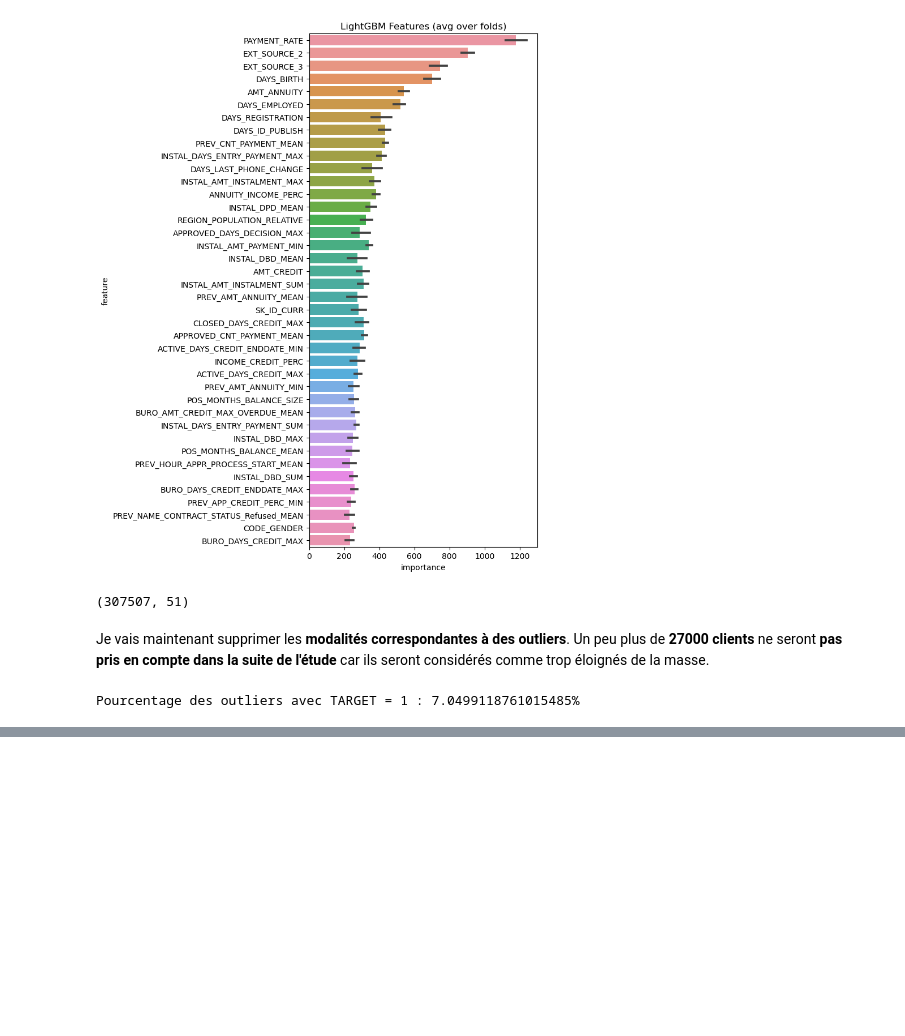
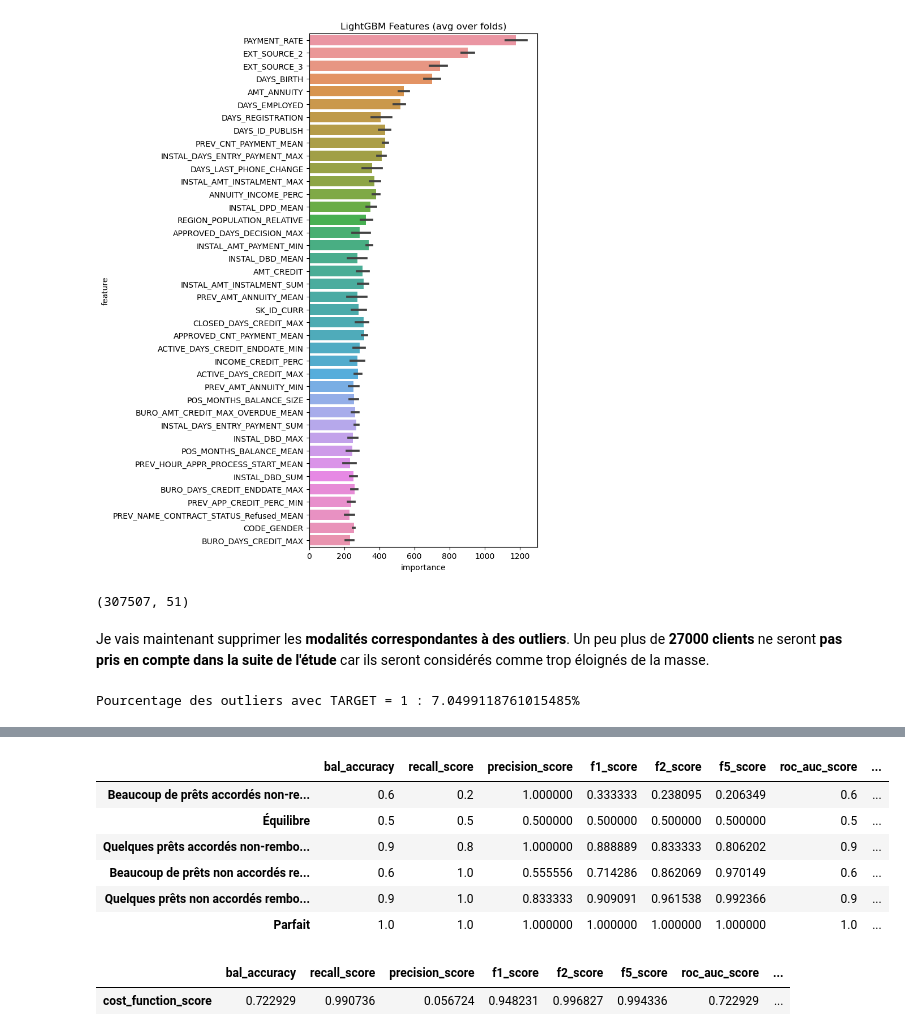
Before and after one commit to jesuiskristoff/projet7_openclassroom_cb, a Jupyter notebook: cleaning_filtering_modelisation/notebook_cb.ipynb, the cells around one changed output, grey strips where cells are left out. Saved outputs shown, nothing was run; the diff lists cells and outputs as text; code cells hidden in the pictures; blank space fills up the shorter version.

Commit message:
Adding metrics and some optimisation stuff

```diff
--- a/cleaning_filtering_modelisation/notebook_cb.ipynb
+++ b/cleaning_filtering_modelisation/notebook_cb.ipynb
@@ -340,0 +411,16 @@ save(data_filtered, 'data_filtered', filepath='./data')
+# %%
+def cost_function_score(y_true, y_pred):
+    (tn, fp, fn, tp) = confusion_matrix(y_true, y_pred).ravel()
+
+    tn_gain = 1
+    fp_perte = -2
+    fn_perte = -20
+    tp_gain = 2
+
+    score = (tn * tn_gain + tp * tp_gain) + (fn * fn_perte + fp * fp_perte)
+    gain_maximal = ((tn + fp) * tn_gain + (fn + tp) * tp_gain)
+    perte_maximale = ((tp + fn) * fn_perte + (tn + fp) * fp_perte)
+
+    norm_score = (score - perte_maximale) / (gain_maximal - perte_maximale)
+
+    return norm_score
@@ -340,0 +500,39 @@ save(data_filtered, 'data_filtered', filepath='./data')
+# %%
+y_true = [0,0,0,0,0,0,0,0,0,0,1,1,1,1,1,1,1,1,1,1]
+y_pred = [0,0,0,0,0,0,0,0,0,0,1,1,1,1,1,1,1,1,1,1]
+scores = get_metrics(y_true, y_pred, y_pred, 'Parfait')
+
+y_true = [0,0,0,0,0,0,0,0,0,0,1,1,1,1,1,1,1,1,1,1]
+y_pred = [0,0,0,0,0,1,1,1,1,1,0,0,0,0,0,1,1,1,1,1]
+scores = get_metrics(y_true, y_pred, y_pred, 'Équilibre', scores)
+
+y_true = [0,0,0,0,0,0,0,0,0,0,1,1,1,1,1,1,1,1,1,1]
+y_pred = [0,0,0,0,0,0,0,0,0,0,0,0,1,1,1,1,1,1,1,1]
+scores = get_metrics(y_true, y_pred, y_pred, 'Quelques prêts accordés non-remboursés', scores)
+
+y_true = [0,0,0,0,0,0,0,0,0,0,1,1,1,1,1,1,1,1,1,1]
+y_pred = [0,0,0,0,0,0,0,0,0,0,0,0,0,0,0,0,0,0,1,1]
+scores = get_metrics(y_true, y_pred, y_pred, 'Beaucoup de prêts accordés non-remboursés', scores)
+
+y_true = [0,0,0,0,0,0,0,0,0,0,1,1,1,1,1,1,1,1,1,1]
+y_pred = [0,0,0,0,0,0,0,0,1,1,1,1,1,1,1,1,1,1,1,1]
+scores = get_metrics(y_true, y_pred, y_pred, 'Quelques prêts non accordés remboursables', scores)
+
+y_true = [0,0,0,0,0,0,0,0,0,0,1,1,1,1,1,1,1,1,1,1]
+y_pred = [0,0,1,1,1,1,1,1,1,1,1,1,1,1,1,1,1,1,1,1]
+scores = get_metrics(y_true, y_pred, y_pred, 'Beaucoup de prêts non accordés remboursables', scores)
+
+scores.T.sort_values(by='cost_function_score')
+# %% [output]
+|  | bal_accuracy | recall_score | precision_score | f1_score | f2_score | f5_score | roc_auc_score | ... |
+| Beaucoup de prêts accordés non-re... | 0.6 | 0.2 | 1.000000 | 0.333333 | 0.238095 | 0.206349 | 0.6 | ... |
+| Équilibre | 0.5 | 0.5 | 0.500000 | 0.500000 | 0.500000 | 0.500000 | 0.5 | ... |
+| Quelques prêts accordés non-rembo... | 0.9 | 0.8 | 1.000000 | 0.888889 | 0.833333 | 0.806202 | 0.9 | ... |
+| Beaucoup de prêts non accordés re... | 0.6 | 1.0 | 0.555556 | 0.714286 | 0.862069 | 0.970149 | 0.6 | ... |
+| Quelques prêts non accordés rembo... | 0.9 | 1.0 | 0.833333 | 0.909091 | 0.961538 | 0.992366 | 0.9 | ... |
+| Parfait | 1.0 | 1.0 | 1.000000 | 1.000000 | 1.000000 | 1.000000 | 1.0 | ... |
+# %%
+scores.T.corr().loc[['cost_function_score']]
+# %% [output]
+|  | bal_accuracy | recall_score | precision_score | f1_score | f2_score | f5_score | roc_auc_score | ... |
+| cost_function_score | 0.722929 | 0.990736 | 0.056724 | 0.948231 | 0.996827 | 0.994336 | 0.722929 | ... |
```
Also changed, not shown: parts of 15 cells of this notebook.
